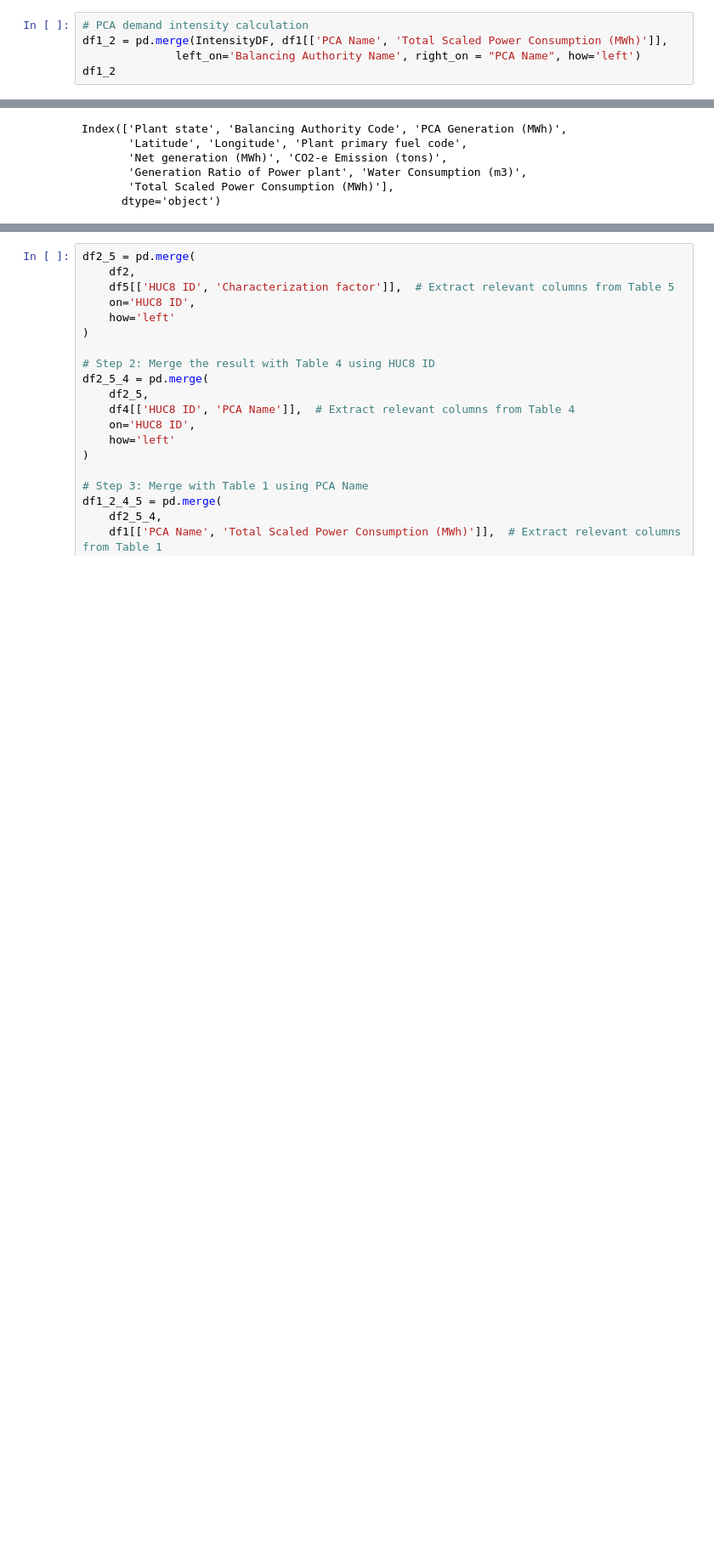
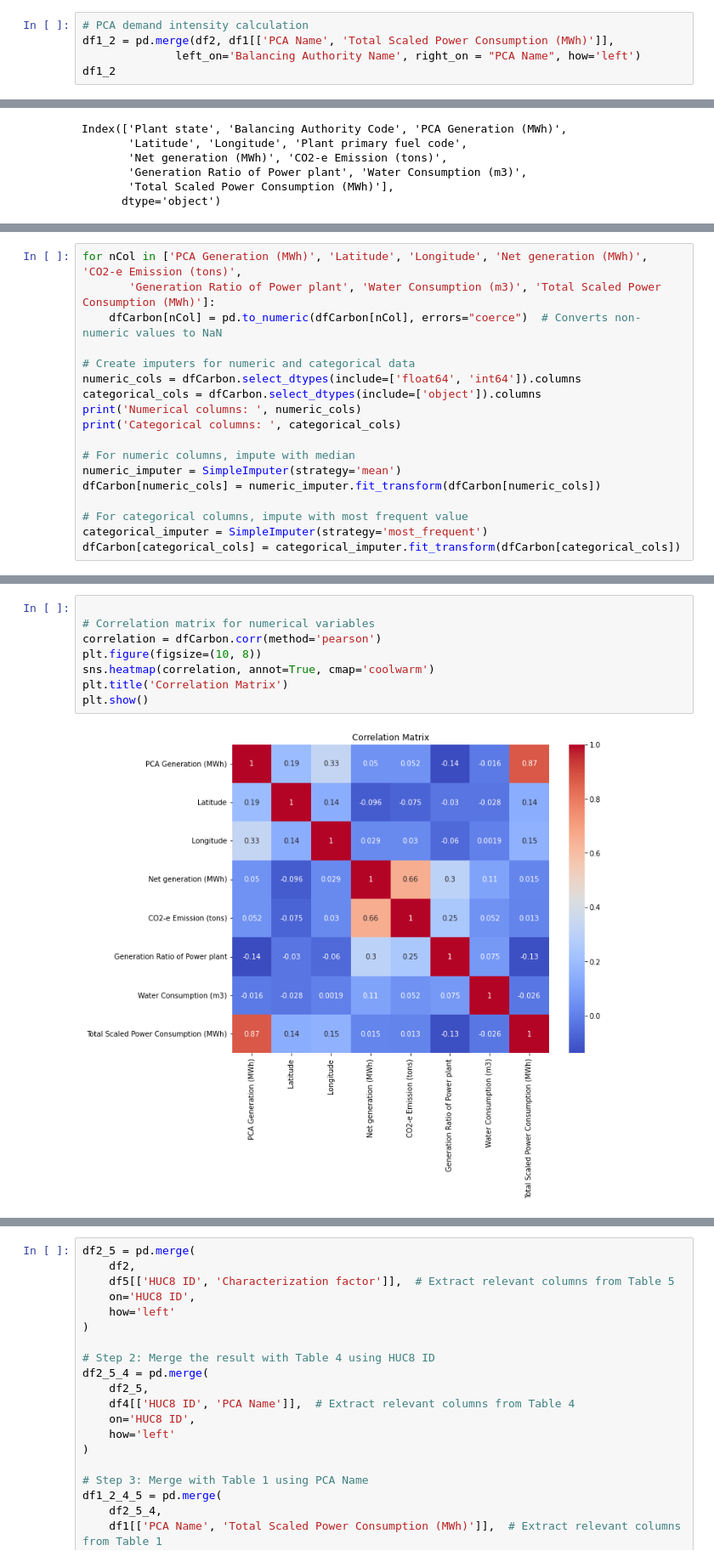
Before and after one commit to ChhaviDixit/ML-Climate, a Jupyter notebook: src/src/Data Center Sustainability Score.ipynb, the cells around one changed output, grey strips where cells are left out. Shown at 85% size. Drawn from its saved outputs; the diff is of its cells as text; blank space fills up the shorter version.

```diff
--- a/src/src/Data Center Sustainability Score.ipynb
+++ b/src/src/Data Center Sustainability Score.ipynb
@@ -104,7 +108,7 @@ df5
 2099 rows × 4 columns
 # %%
 # PCA demand intensity calculation
-df1_2 = pd.merge(IntensityDF, df1[['PCA Name', 'Total Scaled Power Consumption (MWh)']],
+df1_2 = pd.merge(df2, df1[['PCA Name', 'Total Scaled Power Consumption (MWh)']],
               left_on='Balancing Authority Name', right_on = "PCA Name", how='left')
 df1_2
 # %% [output]
@@ -154,0 +188,18 @@ Index(['Plant state', 'Balancing Authority Code', 'PCA Generation (MWh)',
+# %%
+for nCol in ['PCA Generation (MWh)', 'Latitude', 'Longitude', 'Net generation (MWh)', 'CO2-e Emission (tons)',
+       'Generation Ratio of Power plant', 'Water Consumption (m3)', 'Total Scaled Power Consumption (MWh)']:
+    dfCarbon[nCol] = pd.to_numeric(dfCarbon[nCol], errors="coerce")  # Converts non-numeric values to NaN
+
+# Create imputers for numeric and categorical data
+numeric_cols = dfCarbon.select_dtypes(include=['float64', 'int64']).columns
+categorical_cols = dfCarbon.select_dtypes(include=['object']).columns
+print('Numerical columns: ', numeric_cols)
+print('Categorical columns: ', categorical_cols)
+
+# For numeric columns, impute with median
+numeric_imputer = SimpleImputer(strategy='mean')
+dfCarbon[numeric_cols] = numeric_imputer.fit_transform(dfCarbon[numeric_cols])
+
+# For categorical columns, impute with most frequent value
+categorical_imputer = SimpleImputer(strategy='most_frequent')
+dfCarbon[categorical_cols] = categorical_imputer.fit_transform(dfCarbon[categorical_cols])
@@ -154,0 +212,10 @@ Index(['Plant state', 'Balancing Authority Code', 'PCA Generation (MWh)',
+# %%
+
+# Correlation matrix for numerical variables
+correlation = dfCarbon.corr(method='pearson')
+plt.figure(figsize=(10, 8))
+sns.heatmap(correlation, annot=True, cmap='coolwarm')
+plt.title('Correlation Matrix')
+plt.show()
+# %% [output]
+[figure, added]
```
Also changed, not shown: parts of 12 cells of this notebook.
